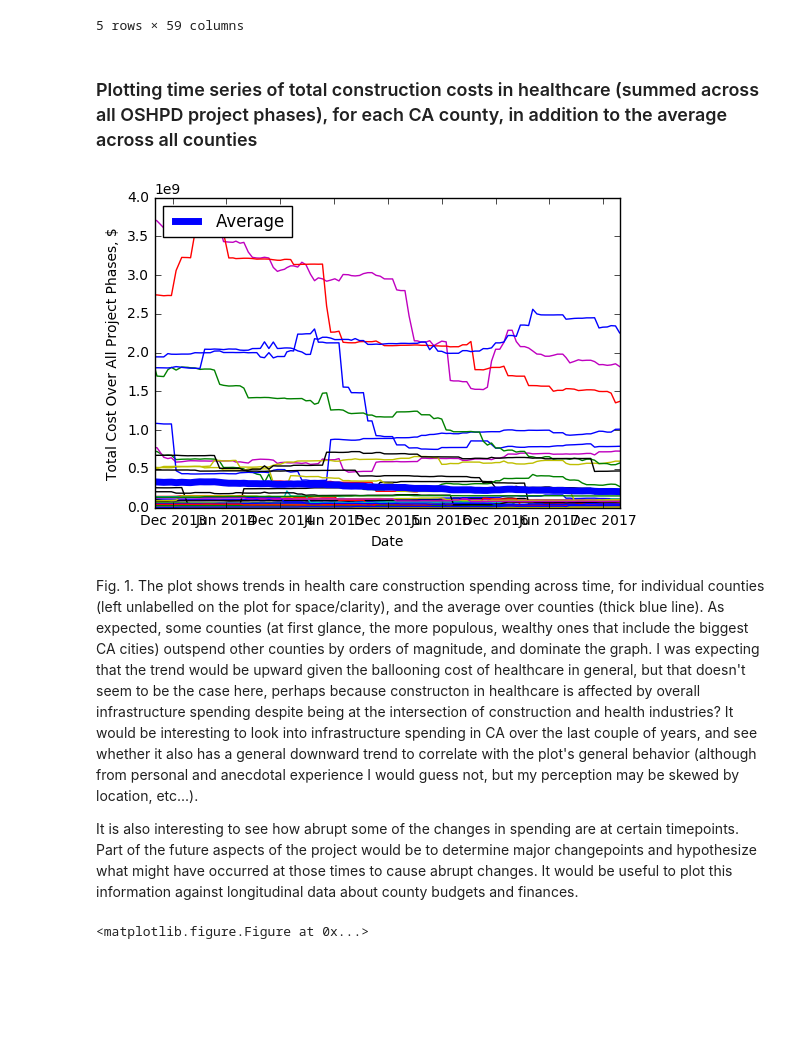
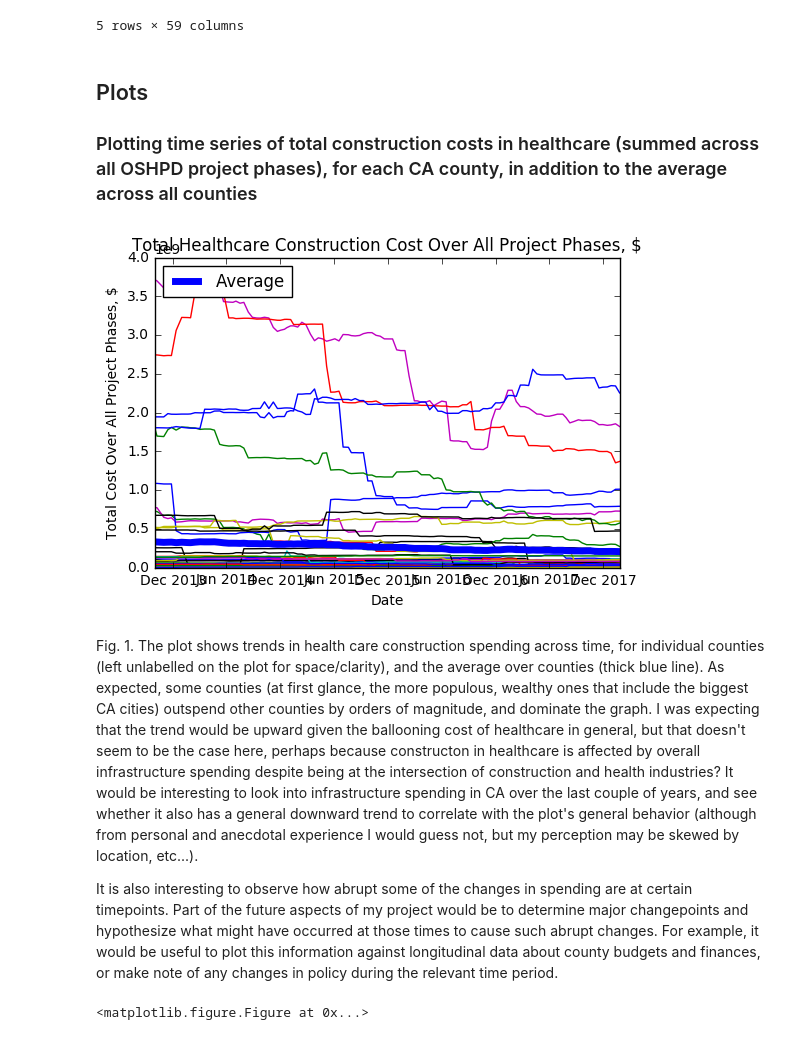
Before and after one commit to 1mp67/Jupyter-Notebooks, a Jupyter notebook: Data Incubator Project.ipynb, the cells around one changed output. Saved outputs shown, nothing was run; the diff lists cells and outputs as text; code cells hidden in the pictures; blank space fills up the shorter version.

Commit message:
w/ final touchup to figure captions, etc...

```diff
--- a/Data Incubator Project.ipynb
+++ b/Data Incubator Project.ipynb
@@ -132,25 +132,28 @@ num_proj_df.head()
 total_costs_df['Average'] = total_costs_df.mean(axis=1) #calculate averages across all counties
 num_proj_df['Average'] = num_proj_df.mean(axis=1)
 # %% [markdown]
+## Plots
+
 ### Plotting time series of total construction costs in healthcare (summed across all OSHPD project phases), for each CA county, in addition to the average across all counties
 # %%
 # Plot!
 import matplotlib.pyplot as plt
 x = total_costs_df['Date']
 y = total_costs_df.drop(['Date', 'Average'], axis = 1)
 y_avg = total_costs_df['Average']
 plt.plot(x, y)
 plt.plot(x, y_avg, color='blue', linewidth=5, label = 'Average')
 plt.ylabel("Total Cost Over All Project Phases, $")
 plt.xlabel('Date')
+plt.title('Total Healthcare Construction Cost Over All Project Phases, $')
 plt.legend(loc='upper left')
 plt.show()
 # %% [output]
-[figure, old version]
+[figure, new version]
 # %% [markdown]
 Fig. 1. The plot shows trends in health care construction spending across time, for individual counties (left unlabelled on the plot for space/clarity), and the average over counties (thick blue line). As expected, some counties (at first glance, the more populous, wealthy ones that include the biggest CA cities) outspend other counties by orders of magnitude, and dominate the graph. I was expecting that the trend would be upward given the ballooning cost of healthcare in general, but that doesn't seem to be the case here, perhaps because constructon in healthcare is affected by overall infrastructure spending despite being at the intersection of construction and health industries? It would be interesting to look into infrastructure spending in CA over the last couple of years, and see whether it also has a general downward trend to correlate with the plot's general behavior (although from personal and anecdotal experience I would guess not, but my perception may be skewed by location, etc...).
 
-It is also interesting to see how abrupt some of the changes in spending are at certain timepoints. Part of the future aspects of the project would be to determine major changepoints and hypothesize what might have occurred at those times to cause abrupt changes. It would be useful to plot this information against longitudinal data about county budgets and finances.
+It is also interesting to observe how abrupt some of the changes in spending are at certain timepoints. Part of the future aspects of my project would be to determine major changepoints and hypothesize what might have occurred at those times to cause such abrupt changes. For example, it would be useful to plot this information against longitudinal data about county budgets and finances, or make note of any changes in policy during the relevant time period.
 # %%
 x = num_proj_df['Date']
 y = num_proj_df.drop(['Date', 'Average'], axis = 1)
```
Also changed, not shown: parts of 6 cells of this notebook.
